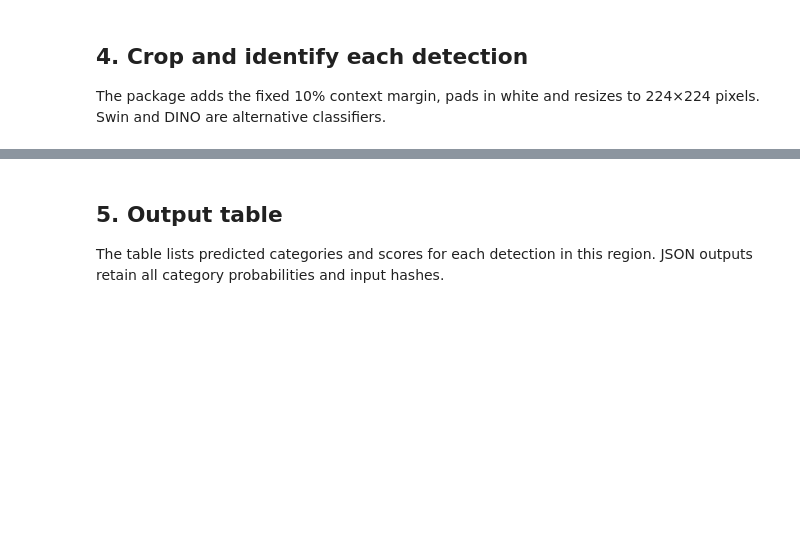
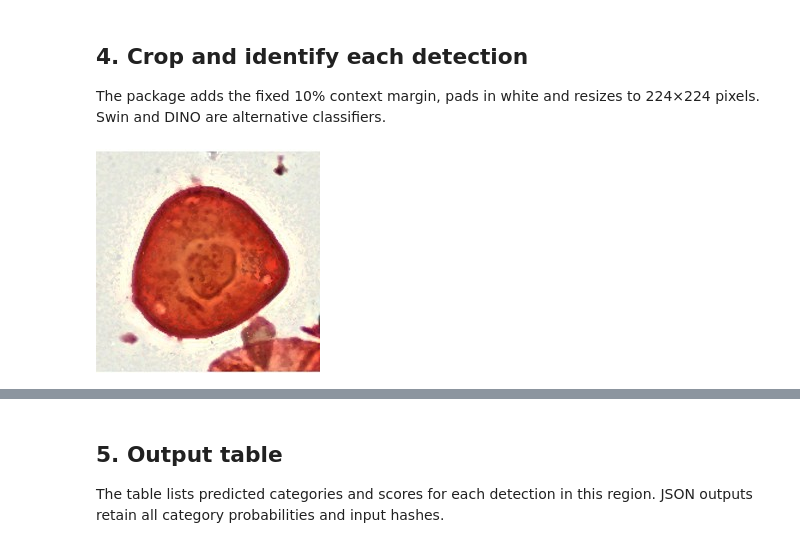
Before and after one commit to PatrickBats/Smithsonian_software_review, a Jupyter notebook: notebooks/demo.ipynb, the cells around one changed output, grey strips where cells are left out. Cells and saved outputs as stored; diff of their text form; code cells hidden in the pictures; blank space fills up the shorter version.

```diff
--- a/notebooks/demo.ipynb
+++ b/notebooks/demo.ipynb
@@ -56,8 +88,11 @@ The package adds the fixed 10% context margin, pads in white and resizes to 224
 # %%
 from smithsonian.preprocessing.crops import crop_input
 
+# Display the classifier crops using the same padding and resize rules.
 with Image.open(config["image"]) as source:
     region = source.convert("RGB")
     for detection in detections["predictions"][:6]:
-        display(crop_input(region, detection["box"]))
+        display(preview_image(crop_input(region, detection["box"])))
+# %% [output]
+[figure, added]
 # %%
```
Also changed, not shown: parts of 7 cells of this notebook, 23 other files.
